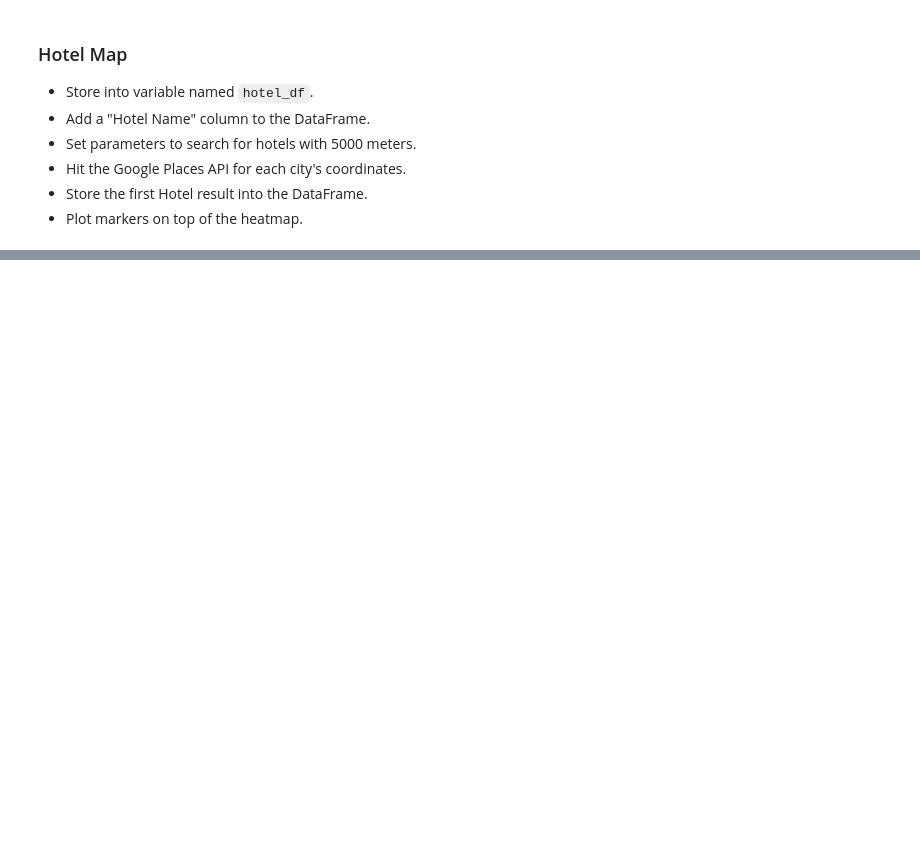
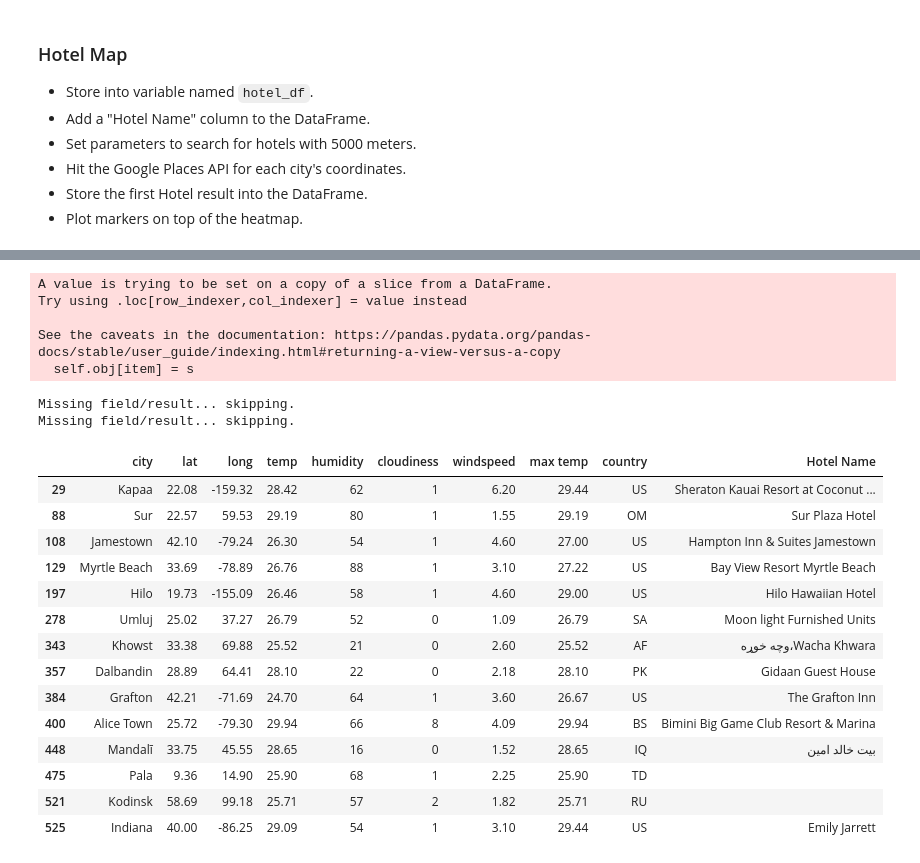
Before and after one commit to markwsutton/API-Challenge, a Jupyter notebook: VacationPy.ipynb, the cells around one changed output, grey strips where cells are left out. Saved outputs shown, nothing was run; the diff lists cells and outputs as text; code cells hidden in the pictures; blank space fills up the shorter version.

```diff
--- a/VacationPy.ipynb
+++ b/VacationPy.ipynb
@@ -108,3 +128,69 @@ vacay_df
+# %%
+# Configure gmaps
+gmaps.configure(api_key=g_key)
+
+#Set parameters to search for hotels with 5000 meters.
+params = {
+    "radius": 5000,
+    "types": "lodging",
+    "key": g_key
+}
+
+# Use the lat/lng we recovered to identify airports
+for index, row in hotel_df.iterrows():
+    # get lat, lng from df
+    lat = row["lat"]
+    lng = row["long"]
+    #print(lat)
+    #print(lng)
+
+    # change location each iteration while leaving original params in place
+    params["location"] = f"{lat},{lng}"
+
+    # Use the search term: "International Airport" and our lat/lng
+    base_url = "https://maps.googleapis.com/maps/api/place/nearbysearch/json"
+
+    # make request and print url
+    name_address = requests.get(base_url, params=params)
+
+#     print the name_address url, avoid doing for public github repos in order to avoid exposing key
+    #print(name_address.url)
+
+    # convert to json
+    name_address = name_address.json()
+    # print(json.dumps(name_address, indent=4, sort_keys=True))
+
+    # Since some data may be missing we incorporate a try-except to skip any that are missing a data point.
+    try:
+        hotel_df.loc[index, "Hotel Name"] = name_address["results"][0]["name"]
+
+    except (KeyError, IndexError):
+        print("Missing field/result... skipping.")
+
+hotel_df
+# %% [output]
+A value is trying to be set on a copy of a slice from a DataFrame.
+Try using .loc[row_indexer,col_indexer] = value instead
+
+See the caveats in the documentation: https://pandas.pydata.org/pandas-docs/stable/user_guide/indexing.html#returning-a-view-versus-a-copy
+  self.obj[item] = s
+Missing field/result... skipping.
+Missing field/result... skipping.
+|  | city | lat | long | temp | humidity | cloudiness | windspeed | max temp | country | Hotel Name |
+| 29 | Kapaa | 22.08 | -159.32 | 28.42 | 62 | 1 | 6.20 | 29.44 | US | Sheraton Kauai Resort at Coconut ... |
+| 88 | Sur | 22.57 | 59.53 | 29.19 | 80 | 1 | 1.55 | 29.19 | OM | Sur Plaza Hotel |
+| 108 | Jamestown | 42.10 | -79.24 | 26.30 | 54 | 1 | 4.60 | 27.00 | US | Hampton Inn & Suites Jamestown |
+| 129 | Myrtle Beach | 33.69 | -78.89 | 26.76 | 88 | 1 | 3.10 | 27.22 | US | Bay View Resort Myrtle Beach |
+| 197 | Hilo | 19.73 | -155.09 | 26.46 | 58 | 1 | 4.60 | 29.00 | US | Hilo Hawaiian Hotel |
+| 278 | Umluj | 25.02 | 37.27 | 26.79 | 52 | 0 | 1.09 | 26.79 | SA | Moon light Furnished Units |
+| 343 | Khowst | 33.38 | 69.88 | 25.52 | 21 | 0 | 2.60 | 25.52 | AF | وچه خوړه،Wacha Khwara |
+| 357 | Dalbandin | 28.89 | 64.41 | 28.10 | 22 | 0 | 2.18 | 28.10 | PK | Gidaan Guest House |
+| 384 | Grafton | 42.21 | -71.69 | 24.70 | 64 | 1 | 3.60 | 26.67 | US | The Grafton Inn |
+| 400 | Alice Town | 25.72 | -79.30 | 29.94 | 66 | 8 | 4.09 | 29.94 | BS | Bimini Big Game Club Resort & Marina |
+| 448 | Mandalī | 33.75 | 45.55 | 28.65 | 16 | 0 | 1.52 | 28.65 | IQ | بيت خالد امين |
+| 475 | Pala | 9.36 | 14.90 | 25.90 | 68 | 1 | 2.25 | 25.90 | TD |  |
+| 521 | Kodinsk | 58.69 | 99.18 | 25.71 | 57 | 2 | 1.82 | 25.71 | RU |  |
+| 525 | Indiana | 40.00 | -86.25 | 29.09 | 54 | 1 | 3.10 | 29.44 | US | Emily Jarrett |
 # %%
 # NOTE: Do not change any of the code in this cell
 
```
Also changed, not shown: parts of 7 cells of this notebook.
